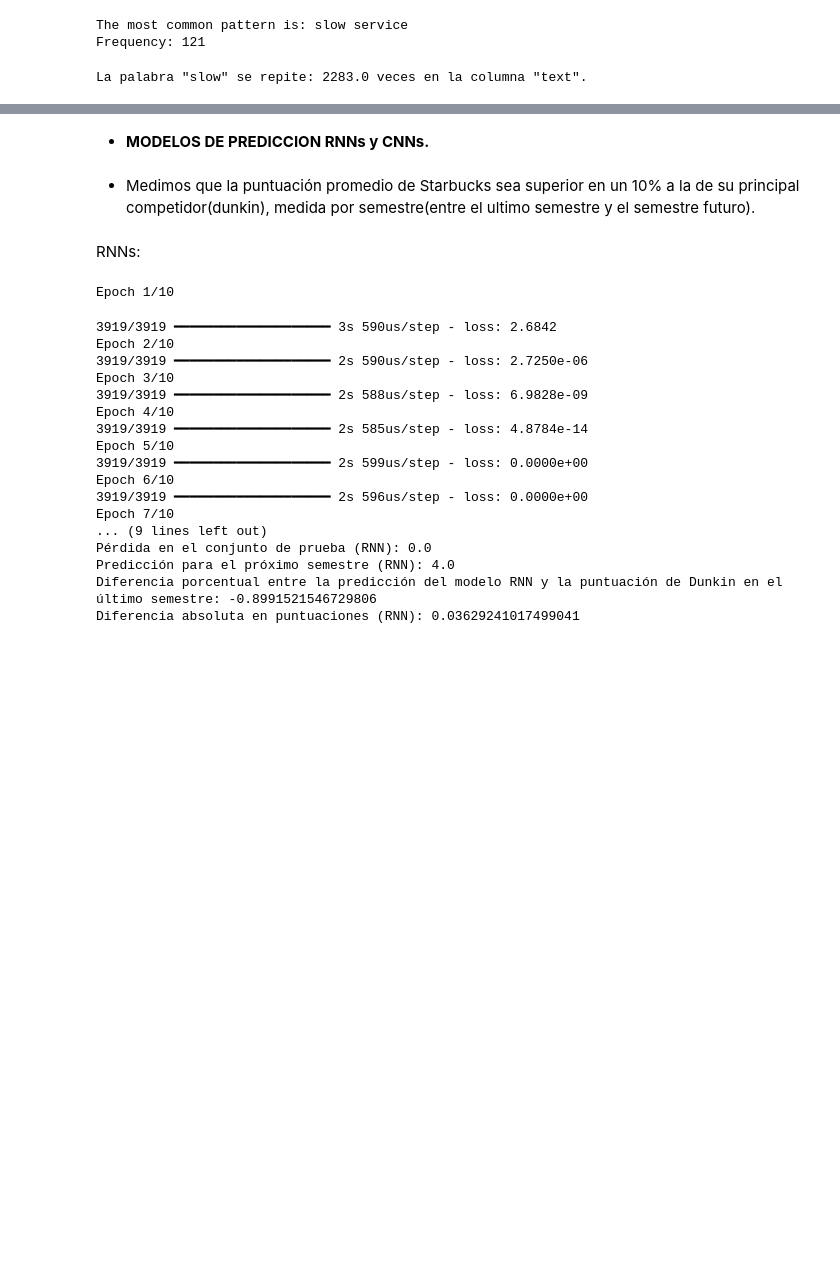
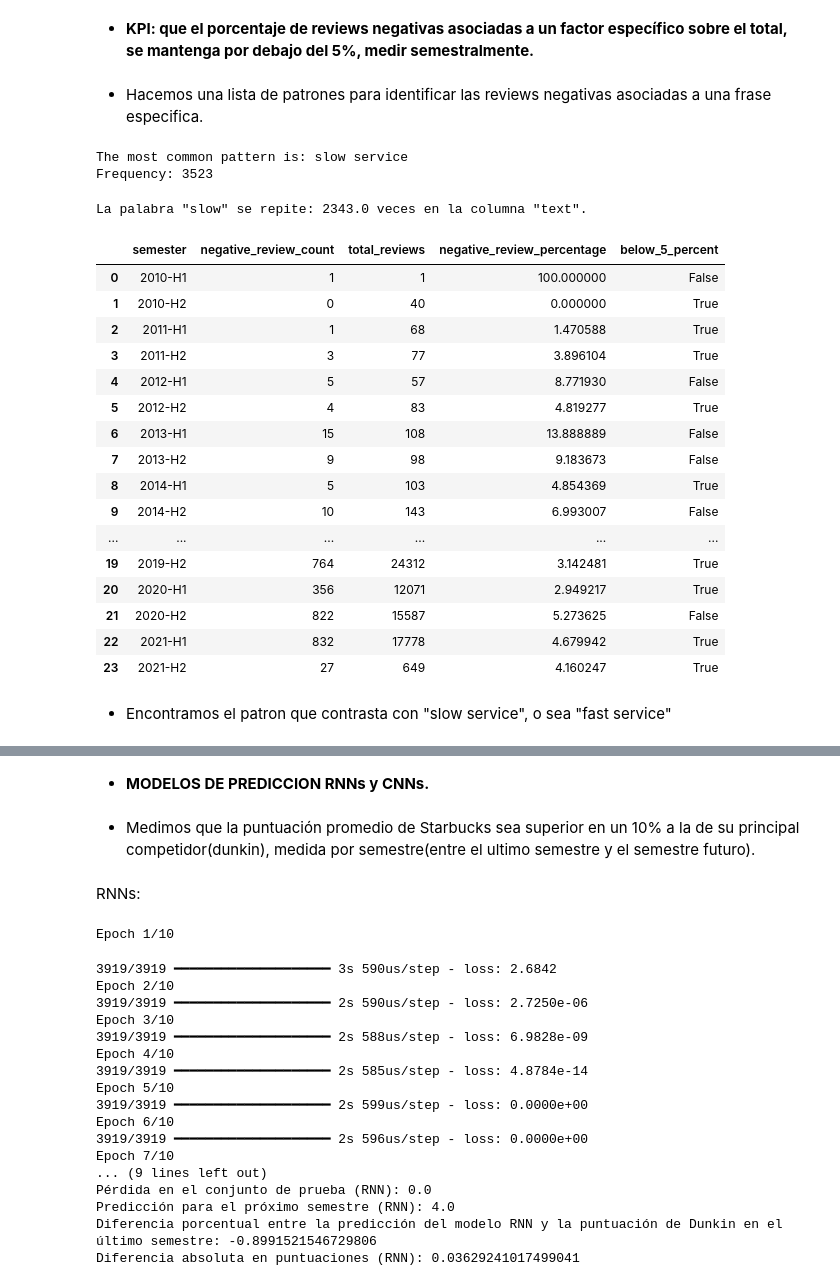
Before and after one commit to RadTorino/Starbucks_Analysis, a Jupyter notebook: google/notebooks/kpis.ipynb, the cells around one changed output, grey strips where cells are left out. Saved outputs shown, nothing was run; the diff lists cells and outputs as text; code cells hidden in the pictures; blank space fills up the shorter version.

```diff
--- a/google/notebooks/kpis.ipynb
+++ b/google/notebooks/kpis.ipynb
@@ -1,3 +1,7 @@
+# %% [markdown]
+- **KPI: que el porcentaje de reviews negativas asociadas a un factor específico sobre el total, se mantenga por debajo del 5%, medir semestralmente.**
+# %% [markdown]
+- Hacemos una lista de patrones para identificar las reviews negativas asociadas a una frase especifica.
 # %%
 # Import necessary libraries
 import pandas as pd
@@ -5,11 +9,11 @@ from collections import Counter
 import re
 
 # Load the dataset
-file_path = 'merged_starbucks_reviews_with_state.parquet'
+file_path = '../data/Starbucks_reviews_ETL_limpio.parquet'
 df = pd.read_parquet(file_path)
 
 # Filter negative reviews
-negative_reviews = df[df['avg_rating'] < 3]['text'].dropna()
+negative_reviews = df[df['rating'] <= 3]['text'].dropna()
 
 # Define patterns to search for
 patterns = {
@@ -36,10 +40,70 @@ else:
     print('No common patterns found.')
 # %% [output]
 The most common pattern is: slow service
-Frequency: 121
+Frequency: 3523
 # %%
 # Contar la frecuencia de la palabra 'slow' en la columna 'text'
 slow_count = df['text'].str.count('slow', flags=re.IGNORECASE).sum()
 print('La palabra "slow" se repite:', slow_count, 'veces en la columna "text".')
 # %% [output]
-La palabra "slow" se repite: 2283.0 veces en la columna "text".
+La palabra "slow" se repite: 2343.0 veces en la columna "text".
+# %%
+import pandas as pd
+import re
+
+# Cargar el conjunto de datos
+df = pd.read_parquet('../data/Starbucks_reviews_ETL_limpio.parquet')
+
+# Definir los patrones para 'reviews negativas'
+patterns = ['slow', 'long', 'line', 'slowest']
+
+# Función para verificar si una review es negativa
+def is_negative_review(text):
+    if text is None:
+        return False
+    return any(re.search(pattern, text, re.IGNORECASE) for pattern in patterns)
+
+# Aplicar la función a la columna 'text'
+df['is_negative'] = df['text'].apply(is_negative_review)
+
+# Añadir una columna para el semestre
+df['semester'] = df['date'].apply(lambda x: str(x.year) + '-' + ('H1' if x.month <= 6 else 'H2'))
+
+# Calcular el número de reviews negativas y el total de reviews por semestre
+kpi = df.groupby('semester').apply(lambda x: pd.Series({
+    'negative_review_count': x['is_negative'].sum(),
+    'total_reviews': len(x)
+})).reset_index()
+
+# Calcular el porcentaje de reviews negativas por semestre
+kpi['negative_review_percentage'] = (kpi['negative_review_count'] / kpi['total_reviews']) * 100
+
+# Verificar si el porcentaje de reviews negativas es inferior al 5%
+kpi['below_5_percent'] = kpi['negative_review_percentage'] < 5
+
+# Verificar si la columna 'percentage_change' existe antes de intentar eliminarla
+if 'percentage_change' in kpi.columns:
+    kpi = kpi.drop(columns=['percentage_change'])
+
+# Mostrar el KPI actualizado
+kpi.head(25)
+# %% [output]
+|  | semester | negative_review_count | total_reviews | negative_review_percentage | below_5_percent |
+| 0 | 2010-H1 | 1 | 1 | 100.000000 | False |
+| 1 | 2010-H2 | 0 | 40 | 0.000000 | True |
+| 2 | 2011-H1 | 1 | 68 | 1.470588 | True |
+| 3 | 2011-H2 | 3 | 77 | 3.896104 | True |
+| 4 | 2012-H1 | 5 | 57 | 8.771930 | False |
+| 5 | 2012-H2 | 4 | 83 | 4.819277 | True |
+| 6 | 2013-H1 | 15 | 108 | 13.888889 | False |
+| 7 | 2013-H2 | 9 | 98 | 9.183673 | False |
+| 8 | 2014-H1 | 5 | 103 | 4.854369 | True |
+| 9 | 2014-H2 | 10 | 143 | 6.993007 | False |
+| ... | ... | ... | ... | ... | ... |
+| 19 | 2019-H2 | 764 | 24312 | 3.142481 | True |
+| 20 | 2020-H1 | 356 | 12071 | 2.949217 | True |
+| 21 | 2020-H2 | 822 | 15587 | 5.273625 | False |
+| 22 | 2021-H1 | 832 | 17778 | 4.679942 | True |
+| 23 | 2021-H2 | 27 | 649 | 4.160247 | True |
+# %% [markdown]
+- Encontramos el patron que contrasta con "slow service", o sea "fast service"
```
Also changed, not shown: parts of 18 cells of this notebook, 2 other files.
